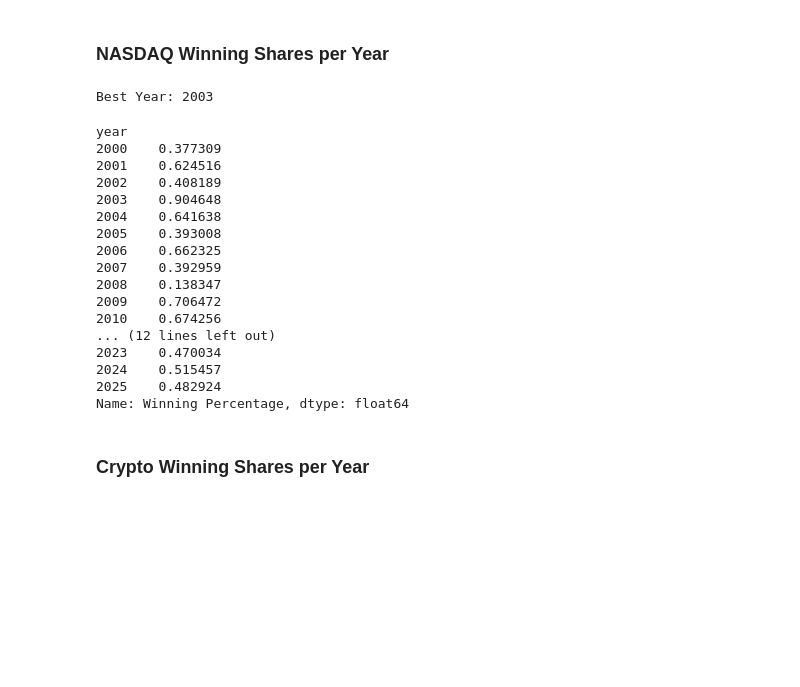
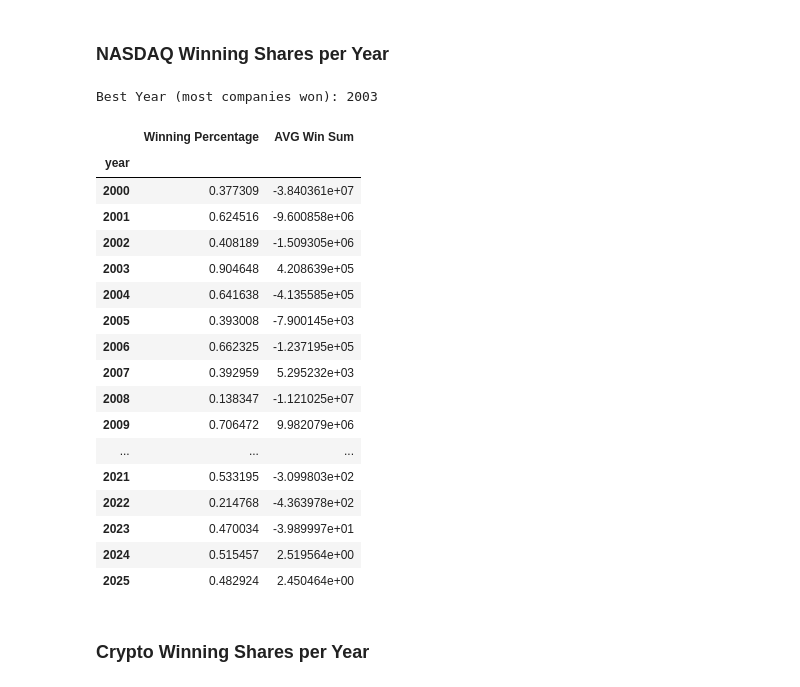
Before and after one commit to Mattis-Schulte/nasdaq-crypto-data-analytics-ws25-26, a Jupyter notebook: notebooks/02_data_analysis.ipynb, the cells around one changed output. Cells and saved outputs as stored; diff of their text form; code cells hidden in the pictures; blank space fills up the shorter version.

```diff
--- a/notebooks/02_data_analysis.ipynb
+++ b/notebooks/02_data_analysis.ipynb
@@ -52,43 +55,46 @@ Average years of a company in NASDAQ: 11.325328939278425
 # %%
 df_nasdaq_yearly = df_nasdaq_daily_pp.copy()
 
 df_nasdaq_yearly["year"] = df_nasdaq_yearly["date"].dt.year
 
 df_nasdaq_yearly = (
     df_nasdaq_yearly.groupby(["ticker", "year"])["close"]
       .agg(start="first", end="last")
       .reset_index()
 )
 
 df_nasdaq_yearly["win"] = df_nasdaq_yearly["end"] > df_nasdaq_yearly["start"]
+df_nasdaq_yearly["difference"] = df_nasdaq_yearly["end"] - df_nasdaq_yearly["start"]
 
 s_wins_per_year = df_nasdaq_yearly.groupby("year")["win"].sum() / df_nasdaq_yearly.groupby("year")["ticker"].count()
+s_difference_per_year = df_nasdaq_yearly.groupby("year")["difference"].sum() / df_nasdaq_yearly.groupby("year")["ticker"].count()
 
-s_wins_per_year.name="Winning Percentage"
+df_nasdaq_win = pd.DataFrame({"Winning Percentage": s_wins_per_year, "Avg Difference": s_difference_per_year})
 
 bestyear = s_wins_per_year.idxmax()
-print("Best Year:", bestyear)
+print("Best Year (most companies won):", bestyear)
 
-s_wins_per_year
+df_nasdaq_win
 # %% [output]
-Best Year: 2003
+Best Year (most companies won): 2003
-year
-2000    0.377309
-2001    0.624516
-2002    0.408189
-2003    0.904648
-2004    0.641638
-2005    0.393008
-2006    0.662325
-2007    0.392959
-2008    0.138347
-2009    0.706472
-2010    0.674256
-... (12 lines left out)
-2023    0.470034
-2024    0.515457
-2025    0.482924
-Name: Winning Percentage, dtype: float64
+|  | Winning Percentage | AVG Win Sum |
+| year |  |  |
+| 2000 | 0.377309 | -3.840361e+07 |
+| 2001 | 0.624516 | -9.600858e+06 |
+| 2002 | 0.408189 | -1.509305e+06 |
+| 2003 | 0.904648 | 4.208639e+05 |
+| 2004 | 0.641638 | -4.135585e+05 |
+| 2005 | 0.393008 | -7.900145e+03 |
+| 2006 | 0.662325 | -1.237195e+05 |
+| 2007 | 0.392959 | 5.295232e+03 |
+| 2008 | 0.138347 | -1.121025e+07 |
+| 2009 | 0.706472 | 9.982079e+06 |
+| ... | ... | ... |
+| 2021 | 0.533195 | -3.099803e+02 |
+| 2022 | 0.214768 | -4.363978e+02 |
+| 2023 | 0.470034 | -3.989997e+01 |
+| 2024 | 0.515457 | 2.519564e+00 |
+| 2025 | 0.482924 | 2.450464e+00 |
 # %% [markdown]
 ### Crypto Winning Shares per Year
 # %%
```
Also changed, not shown: parts of 12 cells of this notebook.
